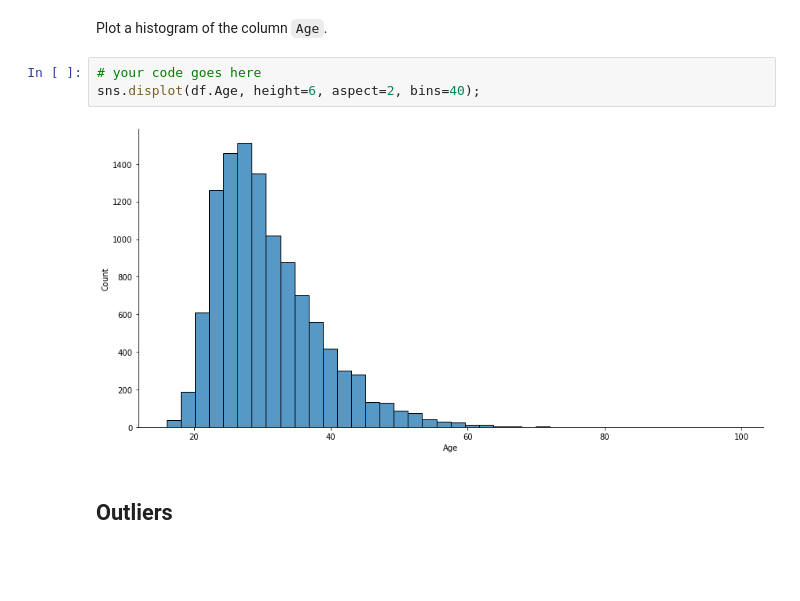
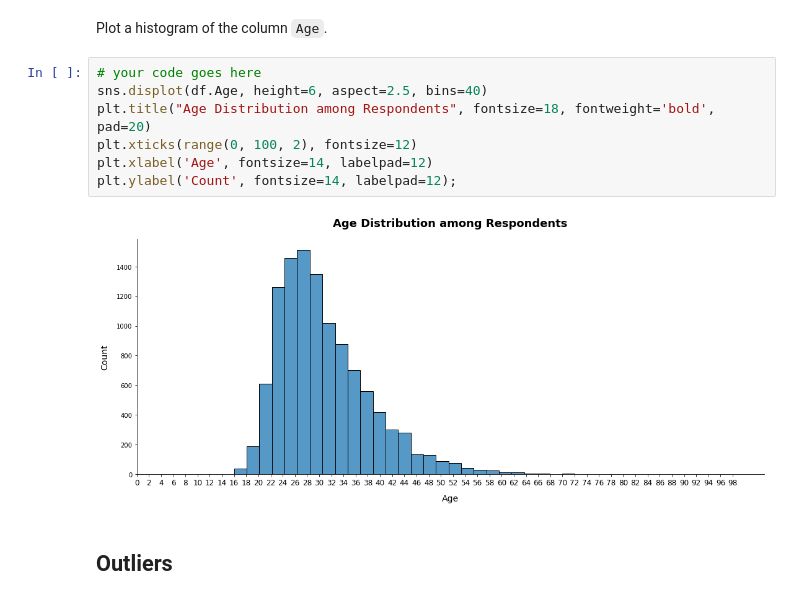
Before and after one commit to Alex-YuZ/IBM-Data-Analyst-Professional-Certificate-, a Jupyter notebook: Lab11_to_13_EDA.ipynb, the cells around one changed output. Saved outputs shown, nothing was run; the diff lists cells and outputs as text; blank space fills up the shorter version.

```diff
--- a/Lab11_to_13_EDA.ipynb
+++ b/Lab11_to_13_EDA.ipynb
@@ -158,9 +166,13 @@ Maximum age: 99.0
 Plot a histogram of the column `Age`.
 # %%
 # your code goes here
-sns.displot(df.Age, height=6, aspect=2, bins=40);
+sns.displot(df.Age, height=6, aspect=2.5, bins=40)
+plt.title("Age Distribution among Respondents", fontsize=18, fontweight='bold', pad=20)
+plt.xticks(range(0, 100, 2), fontsize=12)
+plt.xlabel('Age', fontsize=14, labelpad=12)
+plt.ylabel('Count', fontsize=14, labelpad=12);
 # %% [output]
-[figure, old version]
+[figure, new version]
 # %% [markdown]
 ## Outliers
 # %% [markdown]
```
Also changed, not shown: parts of 13 cells of this notebook.
